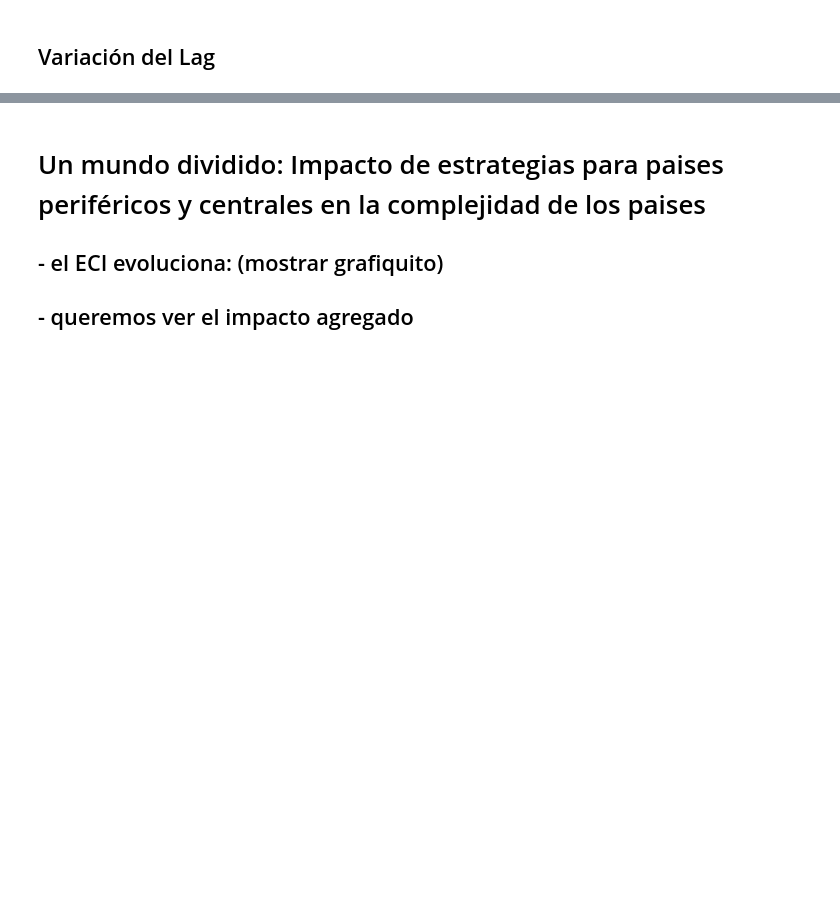
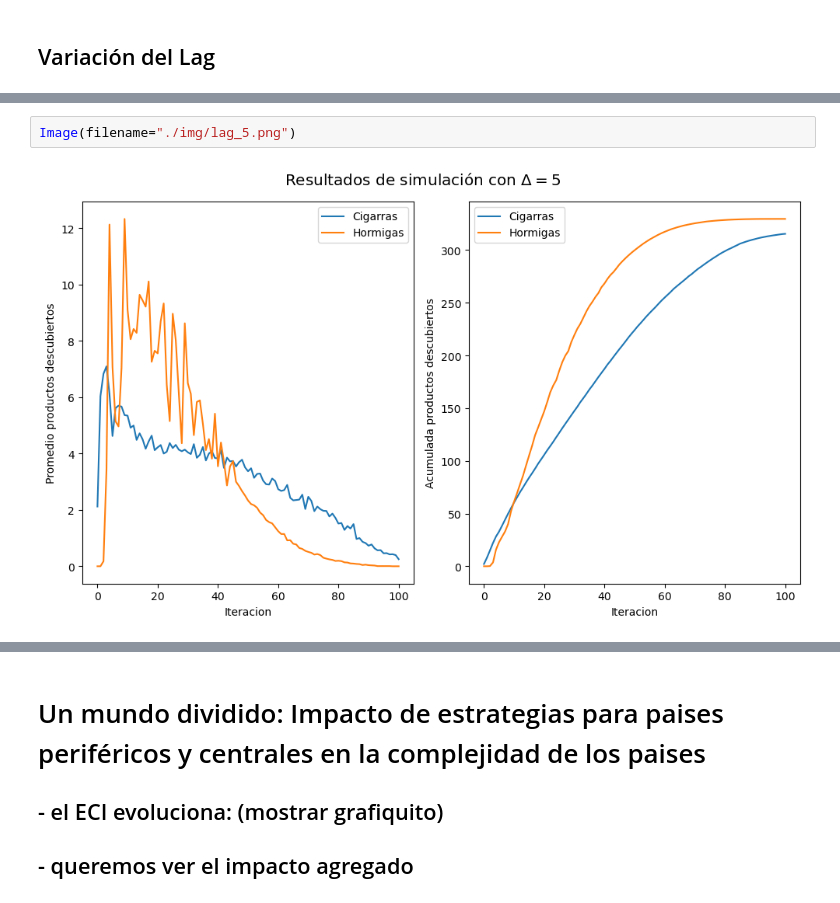
Before and after one commit to CatrielD/msscae-tp-final, a Jupyter notebook: Presentacion.ipynb, the cells around one changed output, grey strips where cells are left out. Cells and saved outputs as stored; diff of their text form; blank space fills up the shorter version.

```diff
--- a/Presentacion.ipynb
+++ b/Presentacion.ipynb
@@ -215,0 +225,4 @@ Image(filename="./img/dps-vs-sps-evolucion-productos--omega-0.6.png")
+# %%
+Image(filename="./img/lag_5.png")
+# %% [output]
+[figure, added]
```
Also changed, not shown: parts of 13 cells of this notebook.
